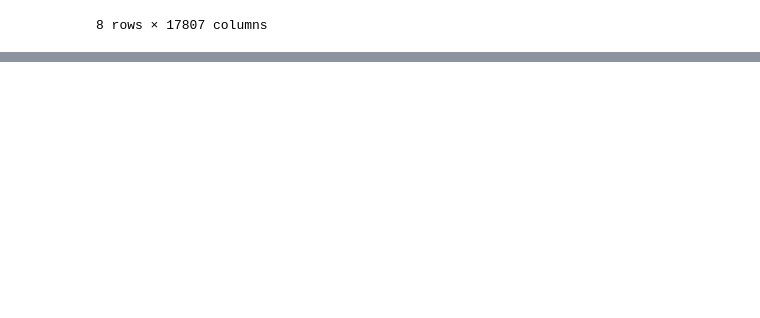
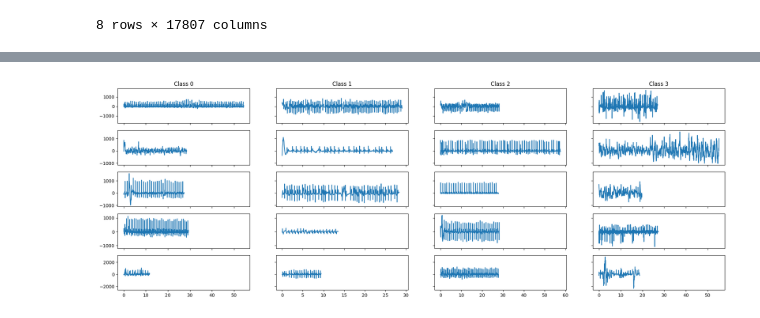
Before and after one commit to richdanis/aml, a Jupyter notebook: task2/data_exploration.ipynb, the cells around one changed output, grey strips where cells are left out. Cells and saved outputs as stored; diff of their text form; code cells hidden in the pictures; blank space fills up the shorter version.

```diff
--- a/task2/data_exploration.ipynb
+++ b/task2/data_exploration.ipynb
@@ -33,3 +37,6 @@ df_X_train.describe()
 | 75% | 81.000000 | 79.000000 | 78.000000 | 79.000000 | 80.000000 | 81.000000 | 83.000000 | 83.000000 | 83.000000 | 84.000000 | ... | ... |
 | max | 4953.000000 | 5133.000000 | 5297.000000 | 5392.000000 | 5403.000000 | 5367.000000 | 5183.000000 | 4997.000000 | 4755.000000 | 4430.000000 | ... | ... |
 8 rows × 17807 columns
+# %%
+df_Y_train = pd.read_csv("data/Y_train.csv", index_col="id")
+df_Y_train.value_counts()
@@ -48,0 +116,9 @@ plt.show()
+# %%
+for i in range(4):
+    plt.hist(df_X_train[df_Y_train["y"]==i].count(axis=1),
+             density=True, label=f'Class {i}', alpha=0.7)
+plt.title('Distribution of ECG length')
+plt.xlabel('length of ECG')
+plt.ylabel('Density of samples')
+plt.legend()
+plt.show()
@@ -48,0 +127,13 @@ plt.show()
+# %%
+fig, axs = plt.subplots(5, 4, sharey='row', sharex='col', figsize=(24,8))
+
+for i in range(4):
+    for j in range(5):
+        axs[j,i].plot(np.arange(df_X_train.shape[1])/300.0, df_X_train[df_Y_train["y"]==i].iloc[j,:])
+
+cols = ['Class {}'.format(col) for col in range(4)]
+for ax, col in zip(axs[0], cols):
+    ax.set_title(col)
+plt.show()
+# %% [output]
+[figure, added]
```
Also changed, not shown: parts of 13 cells of this notebook, 1 other file.
